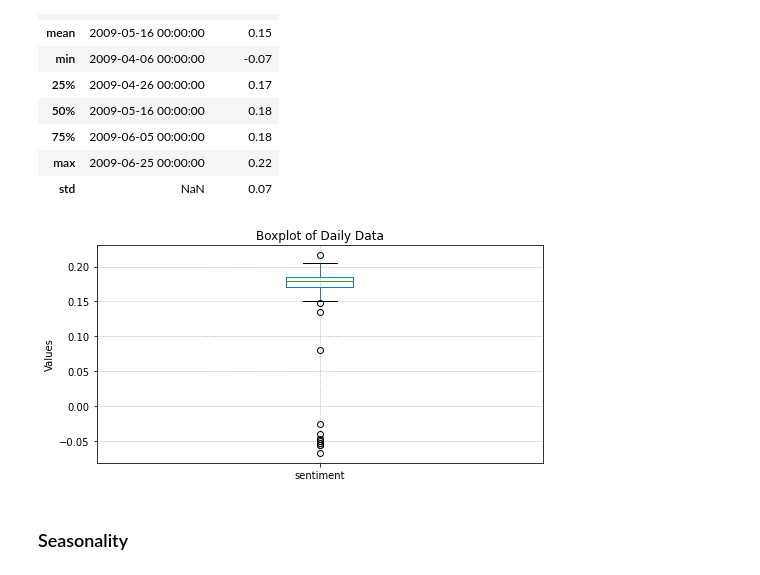
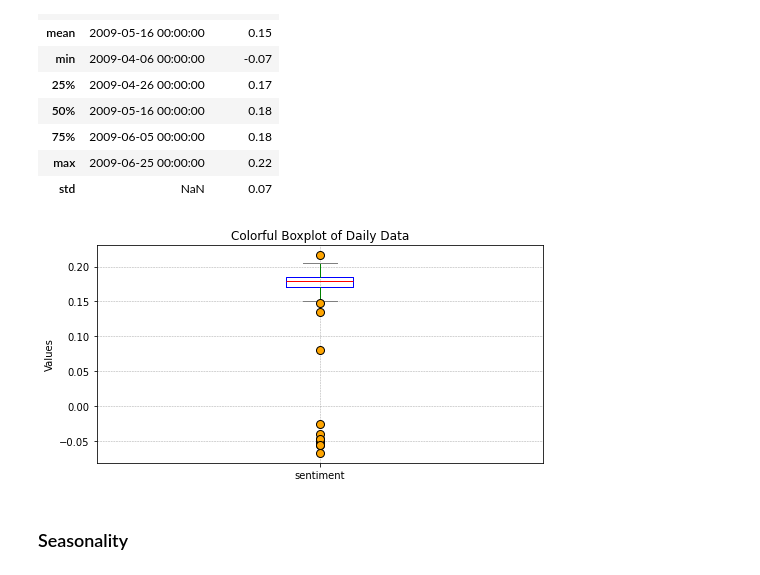
Before and after one commit to CleliaCaetano/CA2_SEM2_ProjectTweets, a Jupyter notebook: MScDataAnalytics_CA2_SEM2_CleliaCaetano.ipynb, the cells around one changed output. Saved outputs shown, nothing was run; the diff lists cells and outputs as text; code cells hidden in the pictures.

```diff
--- a/MScDataAnalytics_CA2_SEM2_CleliaCaetano.ipynb
+++ b/MScDataAnalytics_CA2_SEM2_CleliaCaetano.ipynb
@@ -1214,13 +1235,14 @@ df_daily.describe().round(2)
 | std | NaN | 0.07 |
 # %%
 # Plot to visualize the quartiles
-df_daily.boxplot()
-plt.title('Boxplot of Daily Data')
+boxplot = df_daily.boxplot(color=dict(boxes='blue', whiskers='green', medians='red', caps='gray'),
+                           flierprops=dict(marker='o', markerfacecolor='orange', markersize=8, linestyle='none'))
+plt.title('Colorful Boxplot of Daily Data')
 plt.ylabel('Values')
 plt.grid(color='darkgray', linestyle='--', linewidth=0.5)
 plt.show()
 # %% [output]
-[figure, old version]
+[figure, new version]
 # %% [markdown]
 ### Seasonality
 # %%
```
Also changed, not shown: parts of 17 cells of this notebook.
